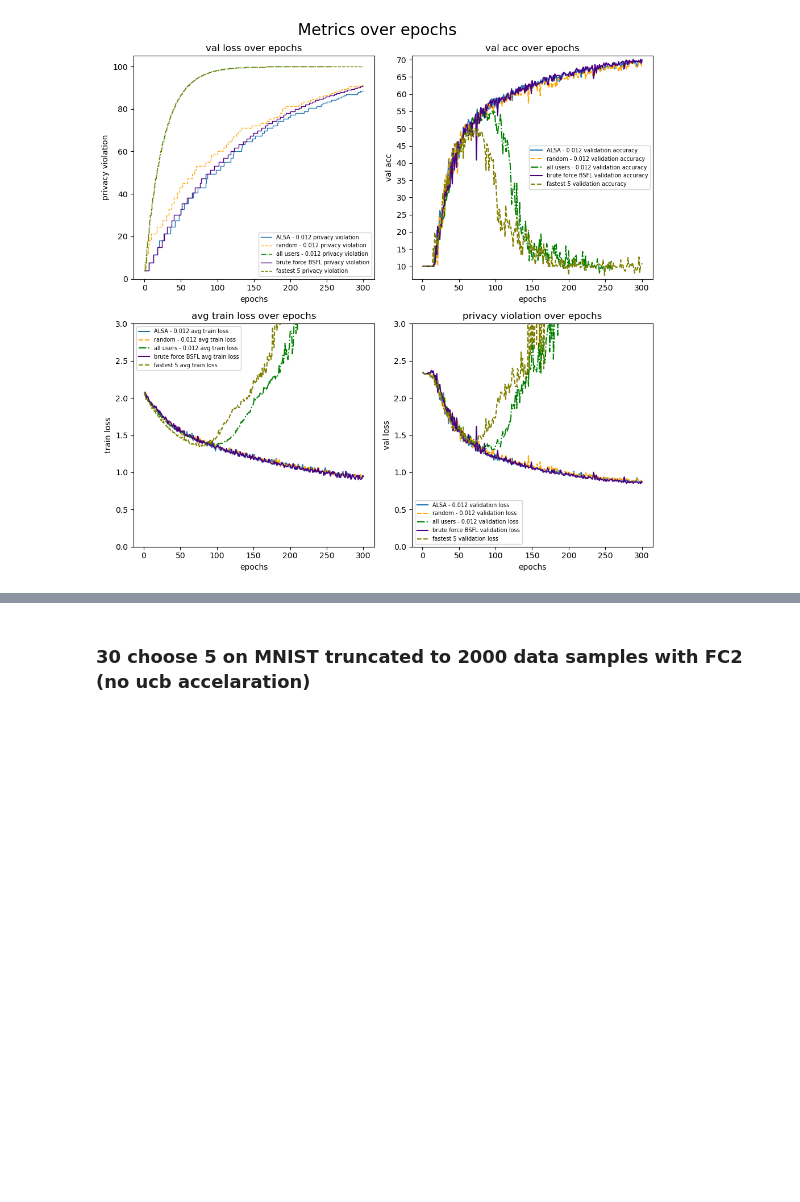
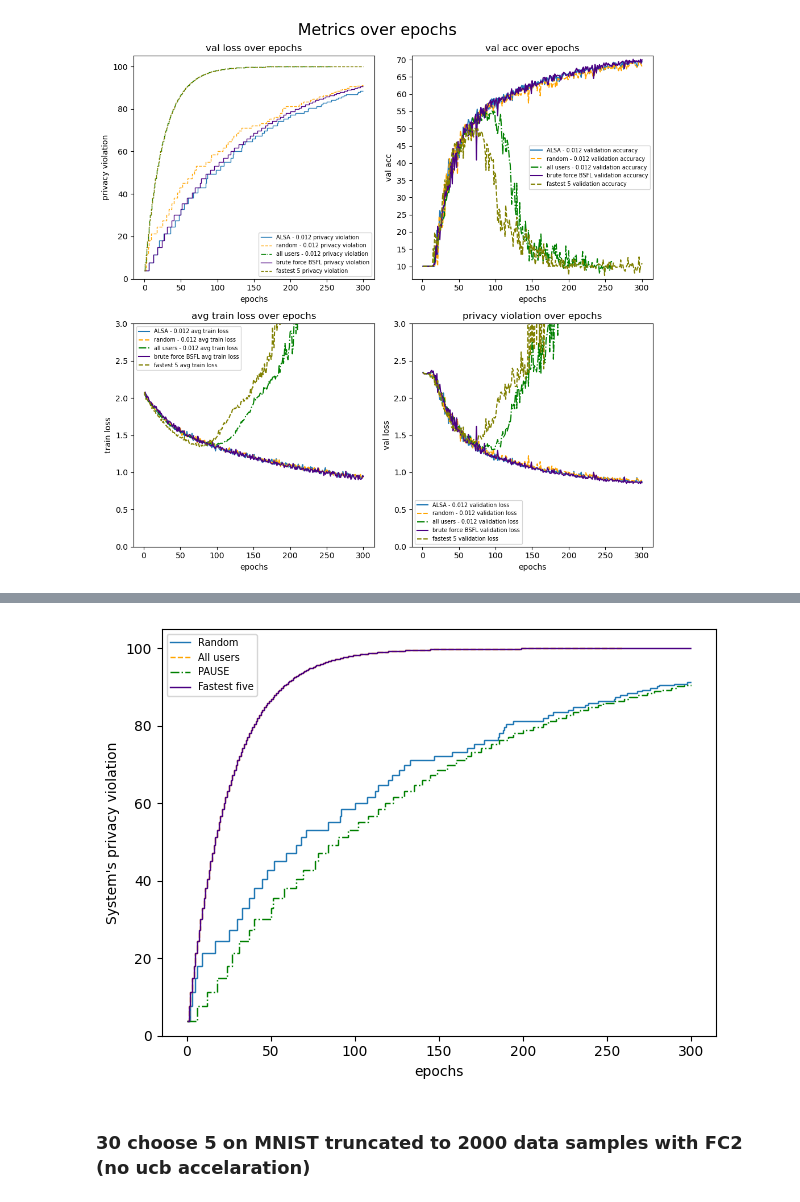
Before and after one commit to oritalp/PAUSE, a Jupyter notebook: plot_graphs.ipynb, the cells around one changed output, grey strips where cells are left out. Drawn from its saved outputs; the diff is of its cells as text; code cells hidden in the pictures; blank space fills up the shorter version.

```diff
--- a/plot_graphs.ipynb
+++ b/plot_graphs.ipynb
@@ -28,2 +40,10 @@ utils.plot_graphs({"ALSA - 0.012": r"C:\Users\oripele\dev\FL_privacy_mab\checkpo
+# %%
+utils.plot_graphs_conf({"Random": r"checkpoints\archive\Cifar with CNN3\30 choose 5\random\last_model.pth.tar",
+                   "All users": r"checkpoints\archive\Cifar with CNN3\30 choose 5\all users\last_model.pth.tar",
+                   "PAUSE": r"checkpoints\archive\Cifar with CNN3\30 choose 5\BSFL brute\last_model.pth.tar",
+                   "Fastest five": r"checkpoints\archive\Cifar with CNN3\30 choose 5\fastest ones\last_model.pth.tar"},
+                   graph = "privacy",x_axis_time=False)
+# %% [output]
+[figure, added]
 # %% [markdown]
 ### 30 choose 5 on MNIST truncated to 2000 data samples with FC2 (no ucb accelaration)
```
Also changed, not shown: parts of 5 cells of this notebook, 4 other files.
